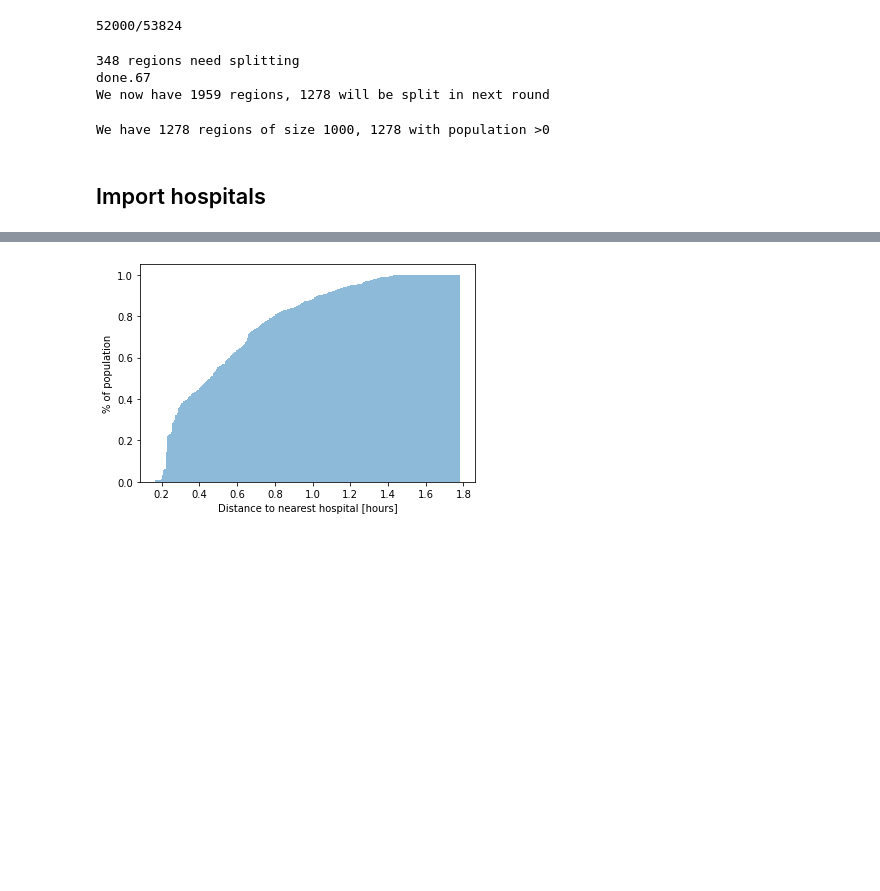
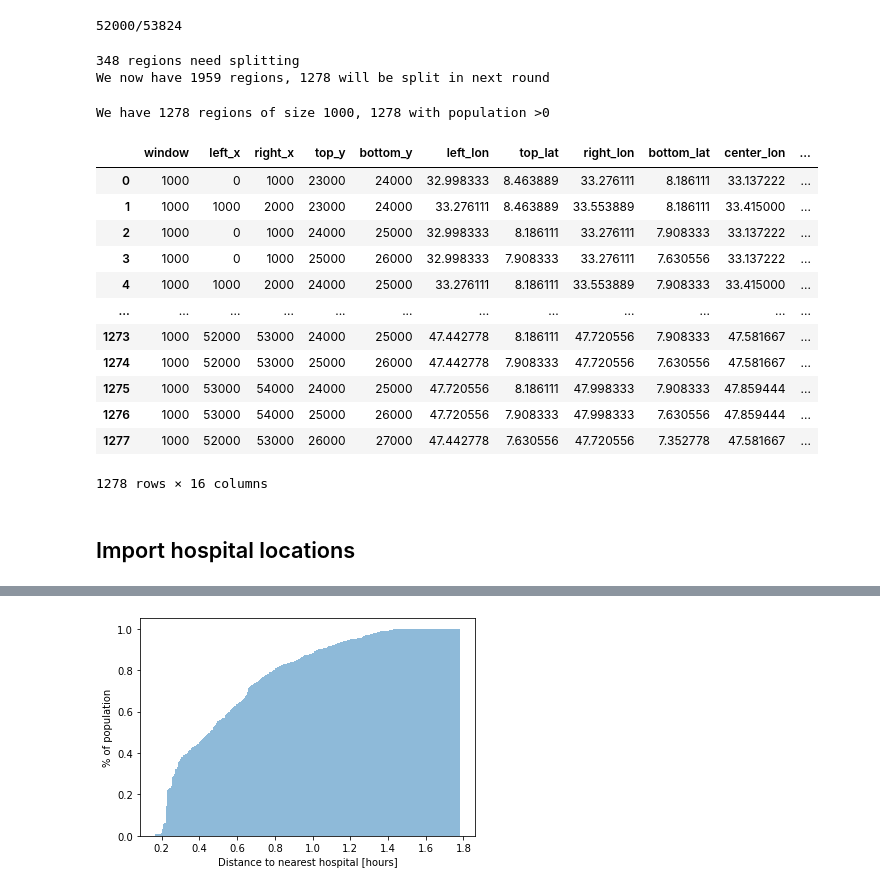
Before and after one commit to tfeenergy/Ethiopia-hospitals-covid19, a Jupyter notebook: Ethiopia COVID.ipynb, the cells around one changed output, grey strips where cells are left out. Cells and saved outputs as stored; diff of their text form; code cells hidden in the pictures; blank space fills up the shorter version.

```diff
--- a/Ethiopia COVID.ipynb
+++ b/Ethiopia COVID.ipynb
@@ -78,16 +31,3 @@ def get_pop(map_file,left_x,top_y,window,plot=False):
-# %%
-def split(map_file,origin,plot=False):
-    """
-    Split a window row in 4 parts, and return new rows results
-    """
-    origins=pd.DataFrame()
-    window=int(origin.window/2)
-    for left_x in np.arange(origin.left_x,origin.right_x,window):
-        for top_y in np.arange(origin.top_y,origin.bottom_y,window):
-            out=get_pop(map_file,left_x,top_y,window,plot=plot)
-            if out != {}:
-                origins=origins.append([out])
-    return origins
 # %%
 #Initial scan the raster map with big windows
 origins=pd.DataFrame()
@@ -97,7 +37,7 @@ with rasterio.open(map_file) as src:
     a=src.xy(0,1)
     for left_x in np.arange(0,src.width,window):
         for top_y in np.arange(0,src.height,window):
-            out=get_pop(map_file,left_x,top_y,window,plot=False)
+            out=get_population_data(map_file,left_x,top_y,window,plot=False)
             if out != {}:
                 origins=origins.append([out])
         print("%i/%i\r"%(left_x,src.width),end="")
@@ -117,6 +57,5 @@ for i in np.arange(olen):
 print("We now have %i regions, %i will be split in next round"%(len(origins),len(origins[origins['split']==True])))
 # %% [output]
 348 regions need splitting
-done.67
 We now have 1959 regions, 1278 will be split in next round
 # %%
@@ -130,7 +69,22 @@ print("We have %i regions of size %i, %i with population >0"%
 We have 1278 regions of size 1000, 1278 with population >0
 # %%
 #transform into GeoDataFrame
-origins=gdp.GeoDataFrame(origins,crs='epsg:4326', geometry=[Point(xy) for xy in zip(origins['center_lon'], origins['center_lat'])])
+origins=gpd.GeoDataFrame(origins,crs='epsg:4326', geometry=[Point(xy) for xy in zip(origins['center_lon'], origins['center_lat'])])
 origins.geometry=origins.apply(lambda r: box(r.left_lon, r.bottom_lat, r.right_lon, r.top_lat, ccw=False),axis=1)
+origins.reset_index(drop=True)
+# %% [output]
+|  | window | left_x | right_x | top_y | bottom_y | left_lon | top_lat | right_lon | bottom_lat | center_lon | ... |
+| 0 | 1000 | 0 | 1000 | 23000 | 24000 | 32.998333 | 8.463889 | 33.276111 | 8.186111 | 33.137222 | ... |
+| 1 | 1000 | 1000 | 2000 | 23000 | 24000 | 33.276111 | 8.463889 | 33.553889 | 8.186111 | 33.415000 | ... |
+| 2 | 1000 | 0 | 1000 | 24000 | 25000 | 32.998333 | 8.186111 | 33.276111 | 7.908333 | 33.137222 | ... |
+| 3 | 1000 | 0 | 1000 | 25000 | 26000 | 32.998333 | 7.908333 | 33.276111 | 7.630556 | 33.137222 | ... |
+| 4 | 1000 | 1000 | 2000 | 24000 | 25000 | 33.276111 | 8.186111 | 33.553889 | 7.908333 | 33.415000 | ... |
+| ... | ... | ... | ... | ... | ... | ... | ... | ... | ... | ... | ... |
+| 1273 | 1000 | 52000 | 53000 | 24000 | 25000 | 47.442778 | 8.186111 | 47.720556 | 7.908333 | 47.581667 | ... |
+| 1274 | 1000 | 52000 | 53000 | 25000 | 26000 | 47.442778 | 7.908333 | 47.720556 | 7.630556 | 47.581667 | ... |
+| 1275 | 1000 | 53000 | 54000 | 24000 | 25000 | 47.720556 | 8.186111 | 47.998333 | 7.908333 | 47.859444 | ... |
+| 1276 | 1000 | 53000 | 54000 | 25000 | 26000 | 47.720556 | 7.908333 | 47.998333 | 7.630556 | 47.859444 | ... |
+| 1277 | 1000 | 52000 | 53000 | 26000 | 27000 | 47.442778 | 7.630556 | 47.720556 | 7.352778 | 47.581667 | ... |
+1278 rows × 16 columns
 # %%
 # save shapefile
@@ -138,3 +93,3 @@ origins.to_file(driver = 'ESRI Shapefile', filename = PROCESSEDFILEPATH+'/origin
 # %% [markdown]
-## Import hospitals
+## Import hospital locations
 # %%
```
Also changed, not shown: parts of 18 cells of this notebook, 2 other files.
